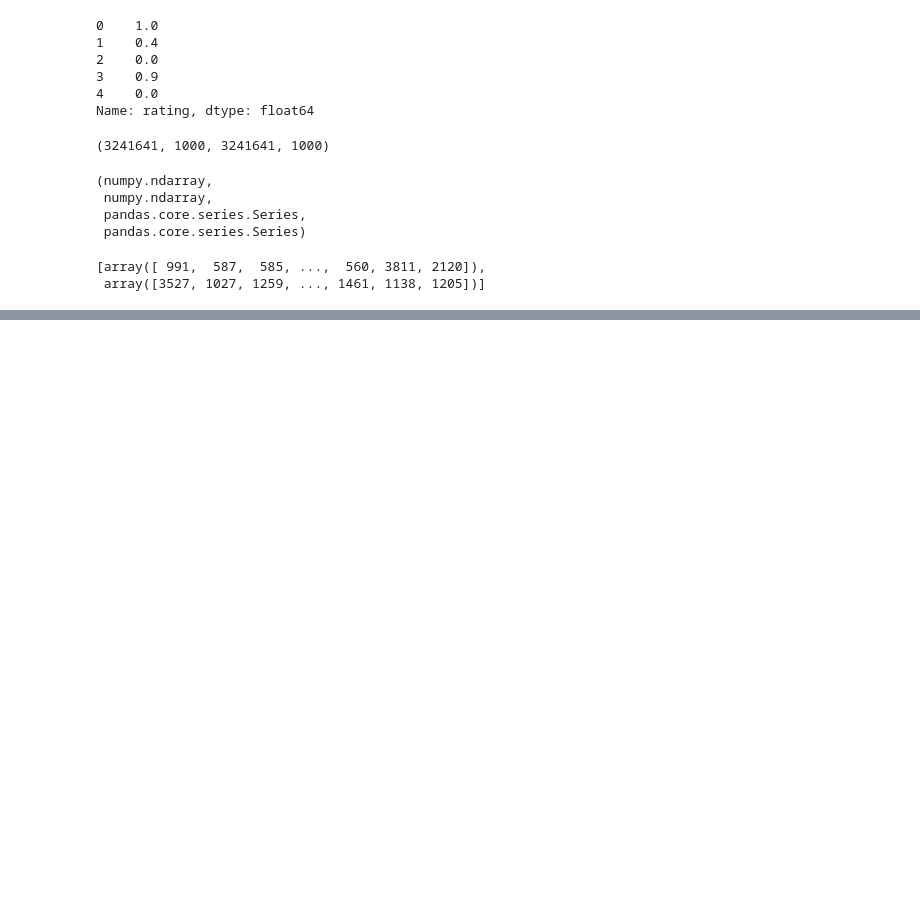
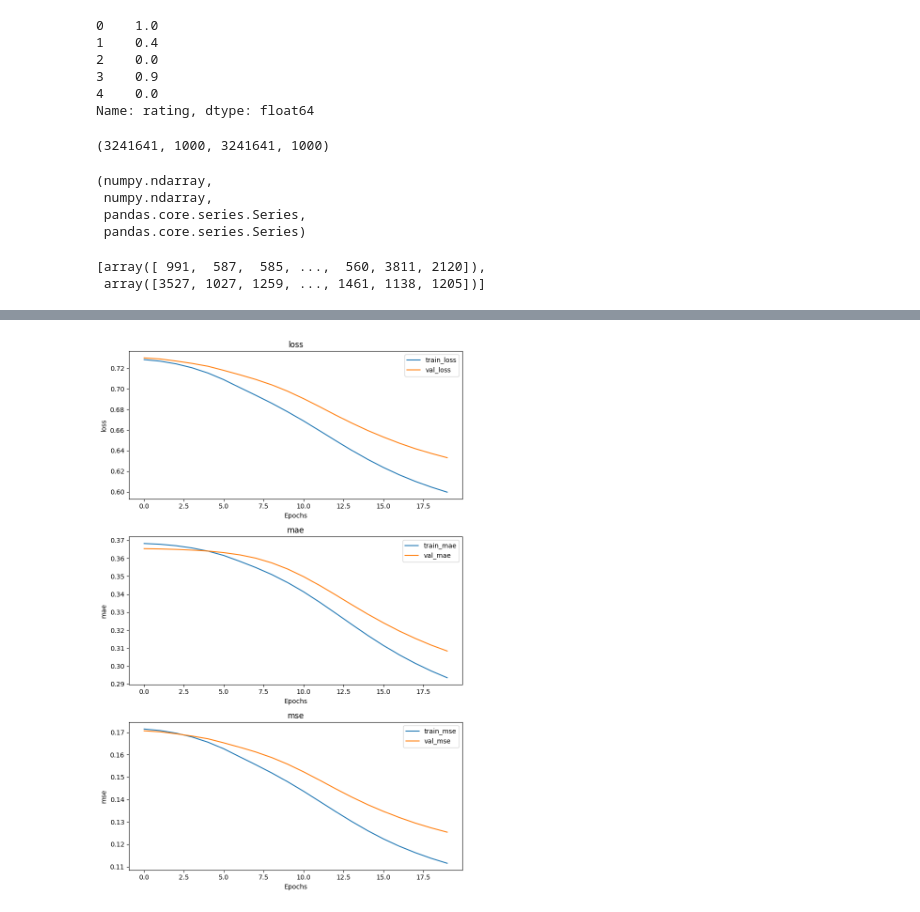
Before and after one commit to Channu17/Anime-Recommender-System, a Jupyter notebook: notebook/main.ipynb, the cells around one changed output, grey strips where cells are left out. Saved outputs shown, nothing was run; the diff lists cells and outputs as text; code cells hidden in the pictures; blank space fills up the shorter version.

Commit message:
model training finished:

```diff
--- a/notebook/main.ipynb
+++ b/notebook/main.ipynb
@@ -266,0 +287,2 @@ X_train_array
+# %%
+model = RecommnederNet()
@@ -266,0 +331,17 @@ X_train_array
+# %%
+lr_callback = LearningRateScheduler(lambda epoch: lrfn(epoch), verbose=0)
+checkpoint_filepath = "./weights.weights.h5"
+
+model_checkpoint = ModelCheckpoint(filepath=checkpoint_filepath, save_weights_only=True, monitor='val_loss', mode = 'min', save_best_only=True)
+early_stopping = EarlyStopping(patience=3, monitor='val_loss', mode='min', restore_best_weights=True)
+# %%
+my_callbacks = [lr_callback, model_checkpoint, early_stopping]
+# %%
+
+history = model.fit(x=X_train_array,
+          y=y_train,
+          batch_size=batch_size,
+          epochs=20,
+          validation_data=(X_test_array,y_test),
+          callbacks=my_callbacks,
+          verbose=1)
@@ -266,0 +366,17 @@ X_train_array
+# %%
+metrics = ['loss', 'mae', 'mse']
+
+fig, axes = plt.subplots(len(metrics), 1, figsize=(8, len(metrics) * 4))
+
+for i, metric in enumerate(metrics):
+    axes[i].plot(history.history[metric], label='train_' + metric)
+    axes[i].plot(history.history['val_' + metric], label='val_' + metric)
+    axes[i].set_title(metric)
+    axes[i].set_xlabel('Epochs')
+    axes[i].set_ylabel(metric)
+    axes[i].legend()
+
+plt.tight_layout()
+plt.show()
+# %% [output]
+[figure, added]
```
Also changed, not shown: parts of 7 cells of this notebook, 1 other file.
